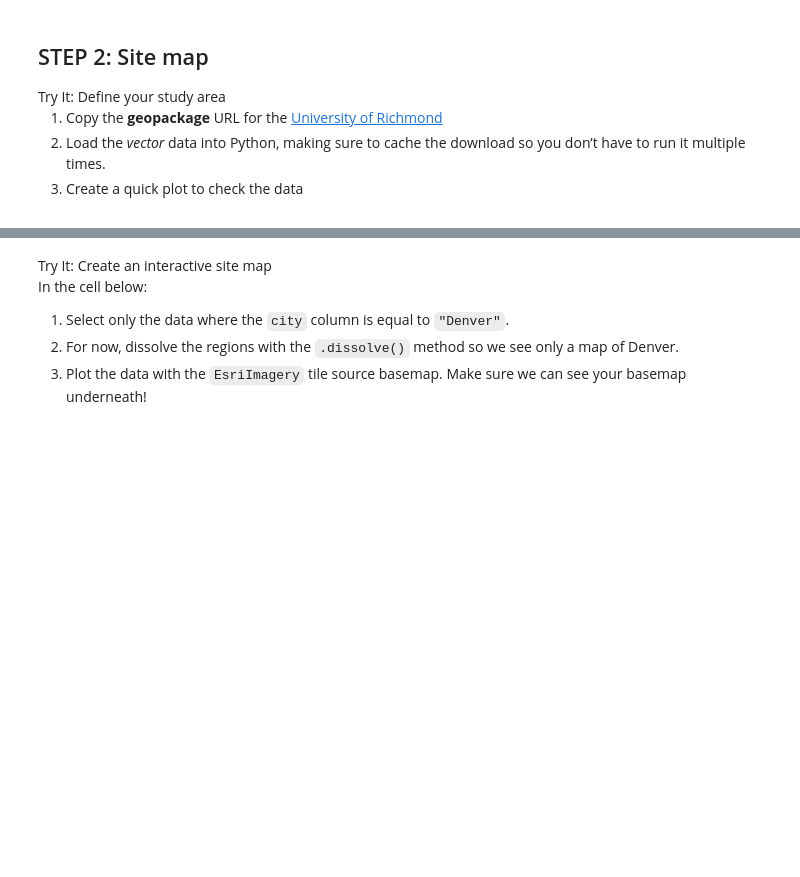
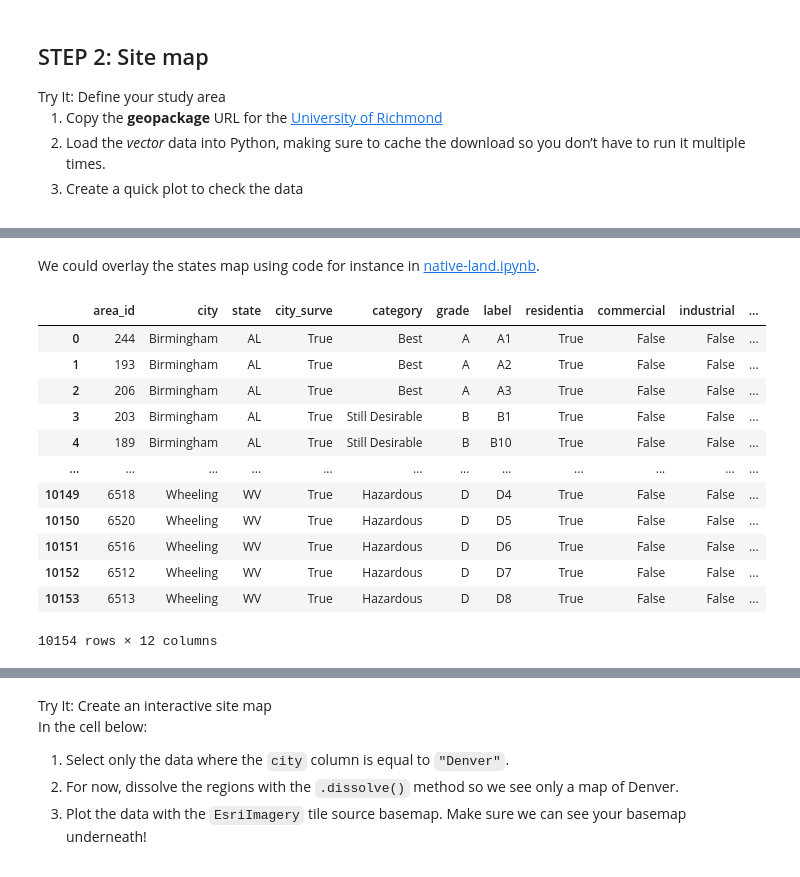
Before and after one commit to earthlab-education/fundamentals-04-redlining-byandell, a Jupyter notebook: notebooks/redlining-31-site-map.ipynb, the cells around one changed output, grey strips where cells are left out. Cells and saved outputs as stored; diff of their text form; code cells hidden in the pictures; blank space fills up the shorter version.

Commit message:
redline 31 first pass

```diff
--- a/notebooks/redlining-31-site-map.ipynb
+++ b/notebooks/redlining-31-site-map.ipynb
@@ -67,0 +78,19 @@ redlining_gdf.plot()
+# %% [markdown]
+We could overlay the states map using code for instance in
+[native-land.ipynb](https://github.com/byandell-Tribal/first-map-template/blob/main/native-land.ipynb).
+# %%
+redlining_gdf
+# %% [output]
+|  | area_id | city | state | city_surve | category | grade | label | residentia | commercial | industrial | ... |
+| 0 | 244 | Birmingham | AL | True | Best | A | A1 | True | False | False | ... |
+| 1 | 193 | Birmingham | AL | True | Best | A | A2 | True | False | False | ... |
+| 2 | 206 | Birmingham | AL | True | Best | A | A3 | True | False | False | ... |
+| 3 | 203 | Birmingham | AL | True | Still Desirable | B | B1 | True | False | False | ... |
+| 4 | 189 | Birmingham | AL | True | Still Desirable | B | B10 | True | False | False | ... |
+| ... | ... | ... | ... | ... | ... | ... | ... | ... | ... | ... | ... |
+| 10149 | 6518 | Wheeling | WV | True | Hazardous | D | D4 | True | False | False | ... |
+| 10150 | 6520 | Wheeling | WV | True | Hazardous | D | D5 | True | False | False | ... |
+| 10151 | 6516 | Wheeling | WV | True | Hazardous | D | D6 | True | False | False | ... |
+| 10152 | 6512 | Wheeling | WV | True | Hazardous | D | D7 | True | False | False | ... |
+| 10153 | 6513 | Wheeling | WV | True | Hazardous | D | D8 | True | False | False | ... |
+10154 rows × 12 columns
```
Also changed, not shown: parts of 8 cells of this notebook.
